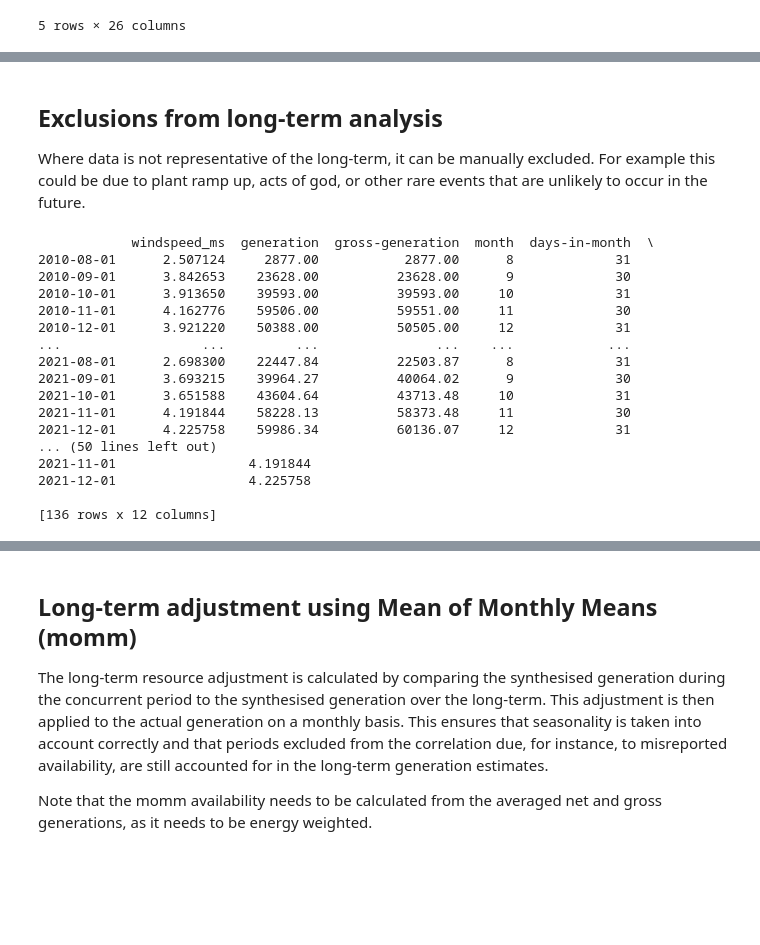
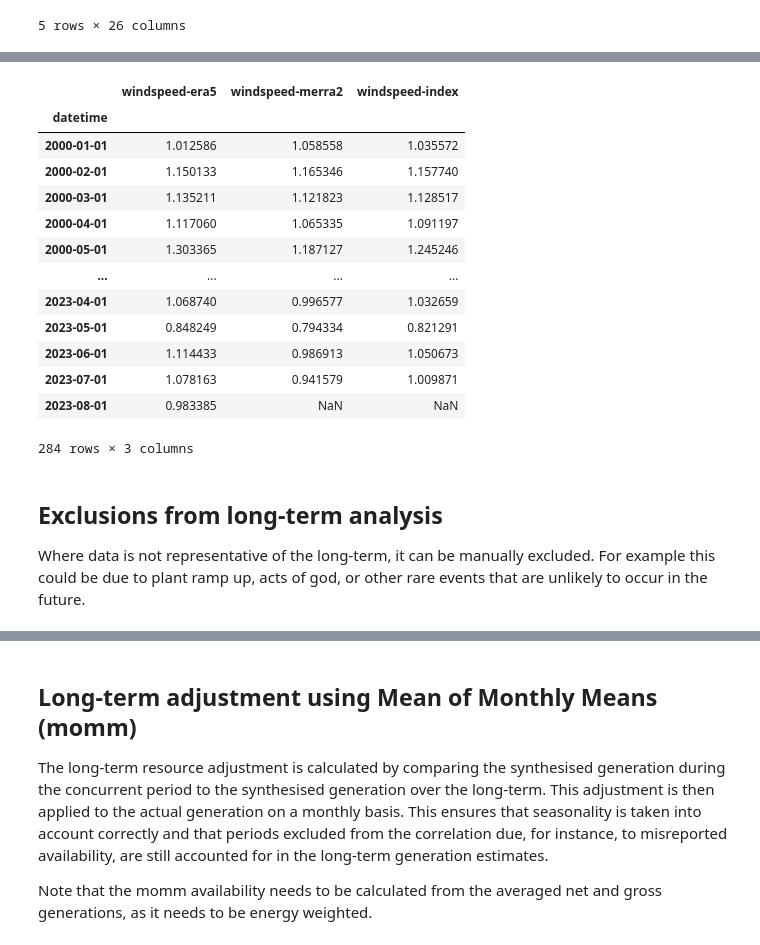
Before and after one commit to charlie9578/osoeya, a Jupyter notebook: osoeya.ipynb, the cells around one changed output, grey strips where cells are left out. Drawn from its saved outputs; the diff is of its cells as text; code cells hidden in the pictures; blank space fills up the shorter version.

```diff
--- a/osoeya.ipynb
+++ b/osoeya.ipynb
@@ -133,6 +130,6 @@ df_plant.head(5)
 5 rows × 26 columns
 # %%
 # select an EIA plant for analysis
-selected_plant = df_plant.iloc[1]
+selected_plant = df_plant.iloc[10]
 print(selected_plant)
 # %% [output]
@@ -191,6 +188,5 @@ period
 # %%
 # get era5 data for the selected plant
-
 df_era5 = get_era5_monthly(
     lat=selected_plant["latitude"],
     lon=selected_plant["longitude"]%360,
@@ -201,5 +197,7 @@ df_era5 = get_era5_monthly(
     start_date="2000-01",
 )
 
+df_era5 = df_era5.rename(columns={"windspeed_ms": "windspeed-era5"})
+
 print(df_era5)
 # %% [output]
@@ -219,2 +217,17 @@ datetime
 
 [284 rows x 1 columns]
+# %%
+# get merra2 data for the selected plant
+df_merra2 = get_merra2_monthly(
+    lat=selected_plant["latitude"],
+    lon=selected_plant["longitude"]%360,
+    save_pathname="data",
+    save_filename=f"merra2_monthly_plant_{selected_plant['plantid']}",
+    data_pathname="data/merra2_monthly",
+    data_filename="merra2_monthly",
+    start_date="2000-01",
+)
+
+df_merra2 = df_merra2.rename(columns={"windspeed_ms": "windspeed-merra2"})
+
+print(df_merra2)
@@ -221,2 +250,28 @@ datetime
+# %%
+# create a resource dataset consisting of the long-term reference datasets
+df_resource = pd.concat([df_era5[["windspeed-era5"]],df_merra2[["windspeed-merra2"]]],axis=1)
+
+# normalise the wind speed references
+df_resource = df_resource/df_resource.mean()
+
+# create an index of era5 and merra2
+df_resource["windspeed-index"] = (df_resource["windspeed-era5"]+df_resource["windspeed-merra2"])/2
+
+df_resource
+# %% [output]
+|  | windspeed-era5 | windspeed-merra2 | windspeed-index |
+| datetime |  |  |  |
+| 2000-01-01 | 1.012586 | 1.058558 | 1.035572 |
+| 2000-02-01 | 1.150133 | 1.165346 | 1.157740 |
+| 2000-03-01 | 1.135211 | 1.121823 | 1.128517 |
+| 2000-04-01 | 1.117060 | 1.065335 | 1.091197 |
+| 2000-05-01 | 1.303365 | 1.187127 | 1.245246 |
+| ... | ... | ... | ... |
+| 2023-04-01 | 1.068740 | 0.996577 | 1.032659 |
+| 2023-05-01 | 0.848249 | 0.794334 | 0.821291 |
+| 2023-06-01 | 1.114433 | 0.986913 | 1.050673 |
+| 2023-07-01 | 1.078163 | 0.941579 | 1.009871 |
+| 2023-08-01 | 0.983385 | NaN | NaN |
+284 rows × 3 columns
 # %%
 # combine wind speed and generation into single dataframe
@@ -247,29 +302,3 @@ df["gross-generation-filtered"] = df["gross-generation"][df["exclude-from-long-t
 
 # add normalised generation column
 df["generation-normalised"] = df["gross-generation-filtered"]*30/df["days-in-month"]
-
-# add concurrent generation normalised column
-df["concurrent-generation-normalised"] = df["generation-normalised"][df["windspeed_ms"].notnull() & df["generation-normalised"].notnull()]
-
-# add concurrent windspeed
-df["concurrent-windspeed_ms"] = df["windspeed_ms"][df["concurrent-generation-normalised"].notnull()]
-
-print(df.dropna())
-# %% [output]
-            windspeed_ms  generation  gross-generation  month  days-in-month  \
-2010-08-01      2.507124     2877.00           2877.00      8             31
-2010-09-01      3.842653    23628.00          23628.00      9             30
-2010-10-01      3.913650    39593.00          39593.00     10             31
-2010-11-01      4.162776    59506.00          59551.00     11             30
-2010-12-01      3.921220    50388.00          50505.00     12             31
-...                  ...         ...               ...    ...            ...
-2021-08-01      2.698300    22447.84          22503.87      8             31
-2021-09-01      3.693215    39964.27          40064.02      9             30
-2021-10-01      3.651588    43604.64          43713.48     10             31
-2021-11-01      4.191844    58228.13          58373.48     11             30
-2021-12-01      4.225758    59986.34          60136.07     12             31
-... (50 lines left out)
-2021-11-01                 4.191844
-2021-12-01                 4.225758
-
-[136 rows x 12 columns]
```
Also changed, not shown: parts of 22 cells of this notebook, 1 other file.
